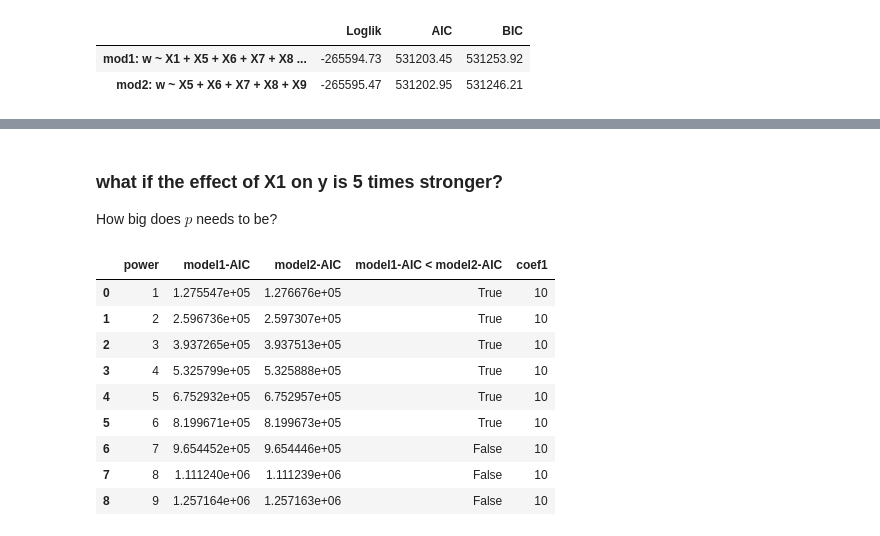
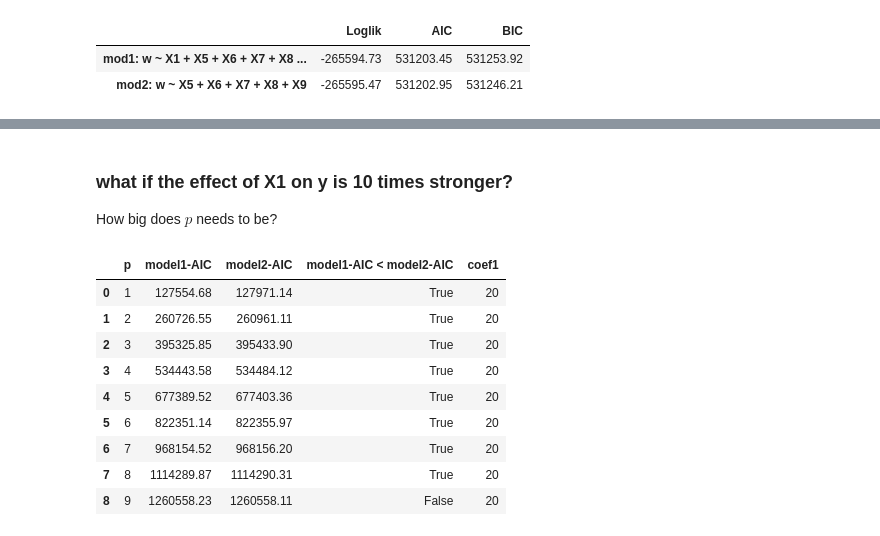
Before and after one commit to miaow27/medium_blogs, a Jupyter notebook: influence_of_y_on_aic.ipynb, the cells around one changed output, grey strips where cells are left out. Saved outputs shown, nothing was run; the diff lists cells and outputs as text; code cells hidden in the pictures.

```diff
--- a/influence_of_y_on_aic.ipynb
+++ b/influence_of_y_on_aic.ipynb
@@ -59,6 +69,6 @@ y = X.apply(lambda x: sum(x*COEF), axis = 1) + E
 # %%
 # simulated dataset
-df = pd.concat([pd.DataFrame({'y':y}), X], axis = 1)
+df = pd.concat([pd.DataFrame({'w':y}), X], axis = 1)
 # %%
 df
 # %% [output]
@@ -144,7 +166,7 @@ def get_aic(power_range, df = df):
         mod1 = sm.OLS(y1, X1).fit()
         mod2 = sm.OLS(y2, X2).fit()
 
-        r = pd.DataFrame({'power':[power], 'model1-AIC':[mod1.aic], 'model2-AIC':[mod2.aic]})
+        r = pd.DataFrame({'p':[power], 'model1-AIC':[round(mod1.aic, 2)], 'model2-AIC':[round(mod2.aic, 2)]})
 
         result = result.append(r, ignore_index=True)
         result['model1-AIC < model2-AIC'] = result['model1-AIC'] < result['model2-AIC']
@@ -171,5 +195,5 @@ result
 # %% [markdown]
-### what if the effect of X1 on y is 5 times stronger?
+### what if the effect of X1 on y is 10 times stronger?
 
 How big does $p$ needs to be?
 # %%
@@ -185,18 +209,18 @@ def coef_X1(coef1, power_range):
 
     return r
 # %%
-coef_X1(10, np.arange(1, 10, 1))
+coef_X1(20, np.arange(1, 10, 1))
 
-# when w_j = (y_j)^p, p >= 7, AIC of the model 2 wins
+# when w_j = (y_j)^p, p >= 9, AIC of the model 2 wins
 # in another words, since the effect of X1 on y is larger, AIC is more robust to larger scale of w
 # %% [output]
-|  | power | model1-AIC | model2-AIC | model1-AIC < model2-AIC | coef1 |
-| 0 | 1 | 1.275547e+05 | 1.276676e+05 | True | 10 |
-| 1 | 2 | 2.596736e+05 | 2.597307e+05 | True | 10 |
-| 2 | 3 | 3.937265e+05 | 3.937513e+05 | True | 10 |
-| 3 | 4 | 5.325799e+05 | 5.325888e+05 | True | 10 |
-| 4 | 5 | 6.752932e+05 | 6.752957e+05 | True | 10 |
-| 5 | 6 | 8.199671e+05 | 8.199673e+05 | True | 10 |
-| 6 | 7 | 9.654452e+05 | 9.654446e+05 | False | 10 |
-| 7 | 8 | 1.111240e+06 | 1.111239e+06 | False | 10 |
-| 8 | 9 | 1.257164e+06 | 1.257163e+06 | False | 10 |
+|  | p | model1-AIC | model2-AIC | model1-AIC < model2-AIC | coef1 |
+| 0 | 1 | 127554.68 | 127971.14 | True | 20 |
+| 1 | 2 | 260726.55 | 260961.11 | True | 20 |
+| 2 | 3 | 395325.85 | 395433.90 | True | 20 |
+| 3 | 4 | 534443.58 | 534484.12 | True | 20 |
+| 4 | 5 | 677389.52 | 677403.36 | True | 20 |
+| 5 | 6 | 822351.14 | 822355.97 | True | 20 |
+| 6 | 7 | 968154.52 | 968156.20 | True | 20 |
+| 7 | 8 | 1114289.87 | 1114290.31 | True | 20 |
+| 8 | 9 | 1260558.23 | 1260558.11 | False | 20 |
```
Also changed, not shown: parts of 12 cells of this notebook.
